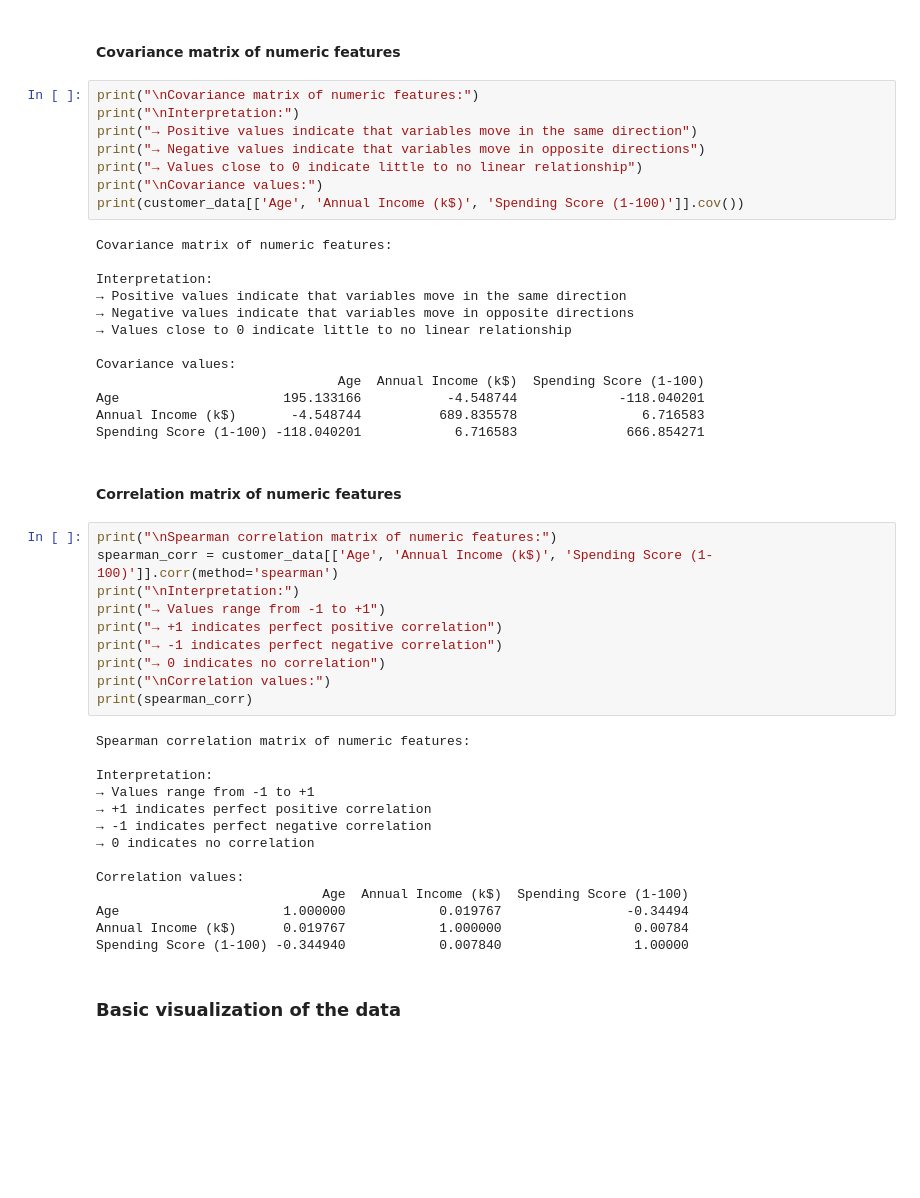
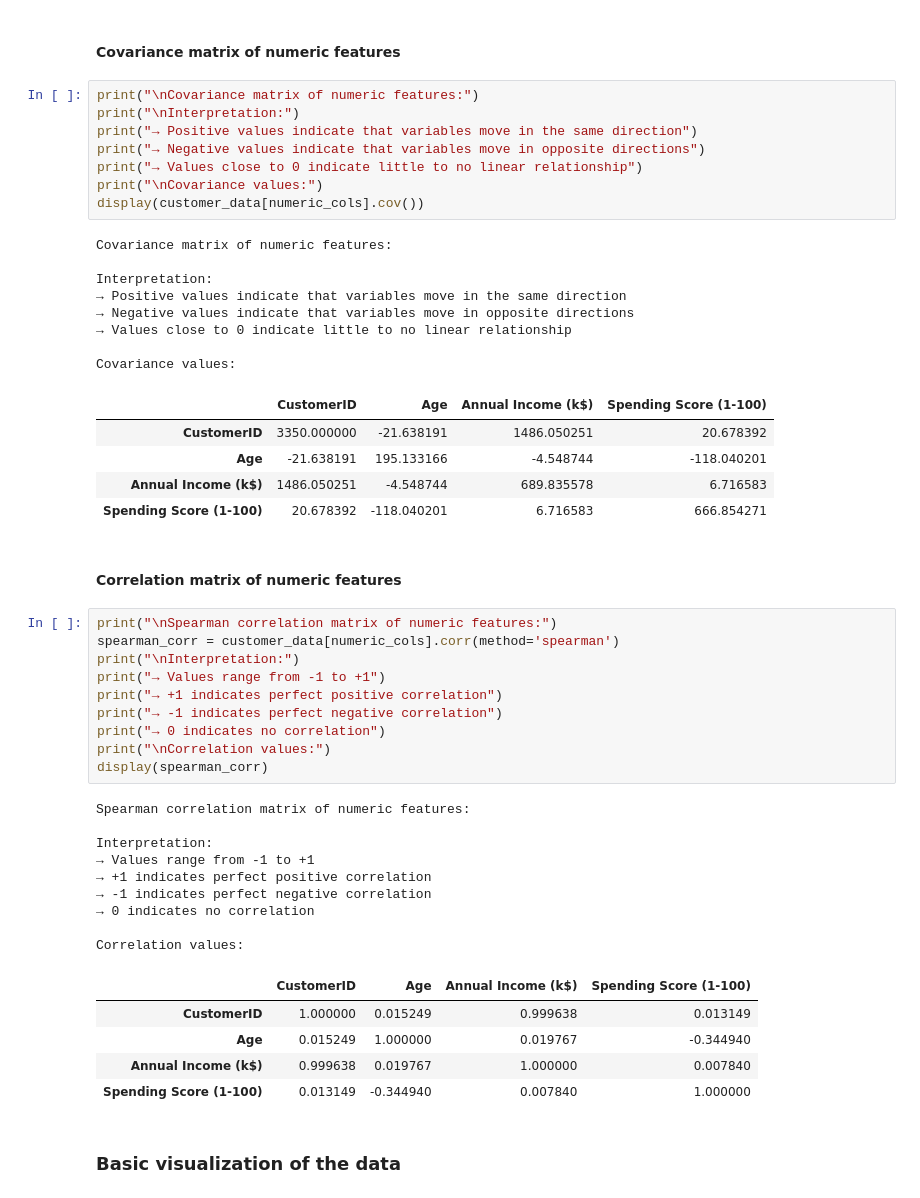
Before and after one commit to course-files/ClusteringandAssociationRuleMining, a Jupyter notebook: 6_kmeans_clustering.ipynb, the cells around one changed output. Cells and saved outputs as stored; diff of their text form; blank space fills up the shorter version.

```diff
--- a/6_kmeans_clustering.ipynb
+++ b/6_kmeans_clustering.ipynb
@@ -231,36 +298,37 @@ dtype: float64
 # %%
 print("\nCovariance matrix of numeric features:")
 print("\nInterpretation:")
 print("→ Positive values indicate that variables move in the same direction")
 print("→ Negative values indicate that variables move in opposite directions")
 print("→ Values close to 0 indicate little to no linear relationship")
 print("\nCovariance values:")
-print(customer_data[['Age', 'Annual Income (k$)', 'Spending Score (1-100)']].cov())
+display(customer_data[numeric_cols].cov())
 # %% [output]
 Covariance matrix of numeric features:
 
 Interpretation:
 → Positive values indicate that variables move in the same direction
 → Negative values indicate that variables move in opposite directions
 → Values close to 0 indicate little to no linear relationship
 
 Covariance values:
-                               Age  Annual Income (k$)  Spending Score (1-100)
-Age                     195.133166           -4.548744             -118.040201
-Annual Income (k$)       -4.548744          689.835578                6.716583
-Spending Score (1-100) -118.040201            6.716583              666.854271
+|  | CustomerID | Age | Annual Income (k$) | Spending Score (1-100) |
+| CustomerID | 3350.000000 | -21.638191 | 1486.050251 | 20.678392 |
+| Age | -21.638191 | 195.133166 | -4.548744 | -118.040201 |
+| Annual Income (k$) | 1486.050251 | -4.548744 | 689.835578 | 6.716583 |
+| Spending Score (1-100) | 20.678392 | -118.040201 | 6.716583 | 666.854271 |
 # %% [markdown]
 #### Correlation matrix of numeric features
 # %%
 print("\nSpearman correlation matrix of numeric features:")
-spearman_corr = customer_data[['Age', 'Annual Income (k$)', 'Spending Score (1-100)']].corr(method='spearman')
+spearman_corr = customer_data[numeric_cols].corr(method='spearman')
 print("\nInterpretation:")
 print("→ Values range from -1 to +1")
 print("→ +1 indicates perfect positive correlation")
 print("→ -1 indicates perfect negative correlation")
 print("→ 0 indicates no correlation")
 print("\nCorrelation values:")
-print(spearman_corr)
+display(spearman_corr)
 # %% [output]
 Spearman correlation matrix of numeric features:
 
@@ -271,10 +339,11 @@ Interpretation:
 → 0 indicates no correlation
 
 Correlation values:
-                             Age  Annual Income (k$)  Spending Score (1-100)
-Age                     1.000000            0.019767                -0.34494
-Annual Income (k$)      0.019767            1.000000                 0.00784
-Spending Score (1-100) -0.344940            0.007840                 1.00000
+|  | CustomerID | Age | Annual Income (k$) | Spending Score (1-100) |
+| CustomerID | 1.000000 | 0.015249 | 0.999638 | 0.013149 |
+| Age | 0.015249 | 1.000000 | 0.019767 | -0.344940 |
+| Annual Income (k$) | 0.999638 | 0.019767 | 1.000000 | 0.007840 |
+| Spending Score (1-100) | 0.013149 | -0.344940 | 0.007840 | 1.000000 |
 # %% [markdown]
 ### Basic visualization of the data
 # %% [markdown]
```
Also changed, not shown: parts of 19 cells of this notebook, 1 other file.
